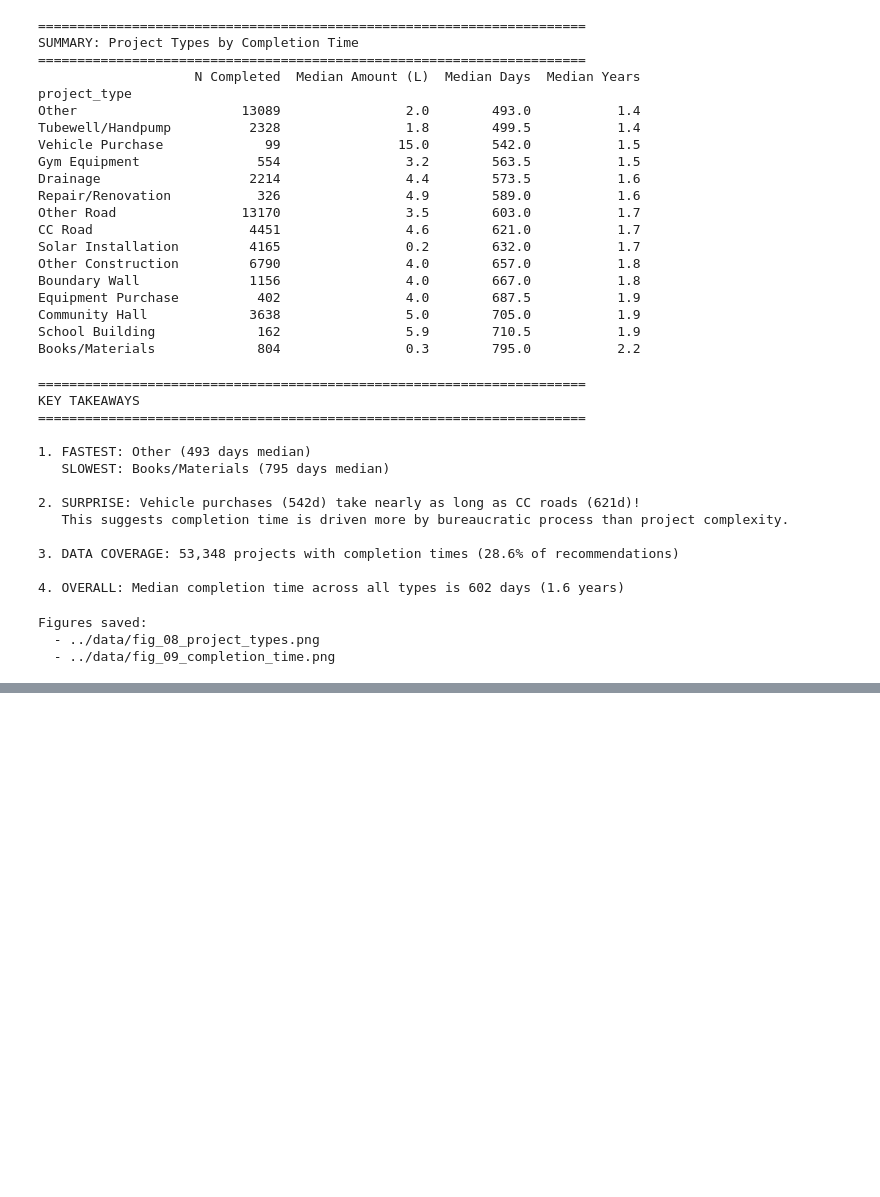
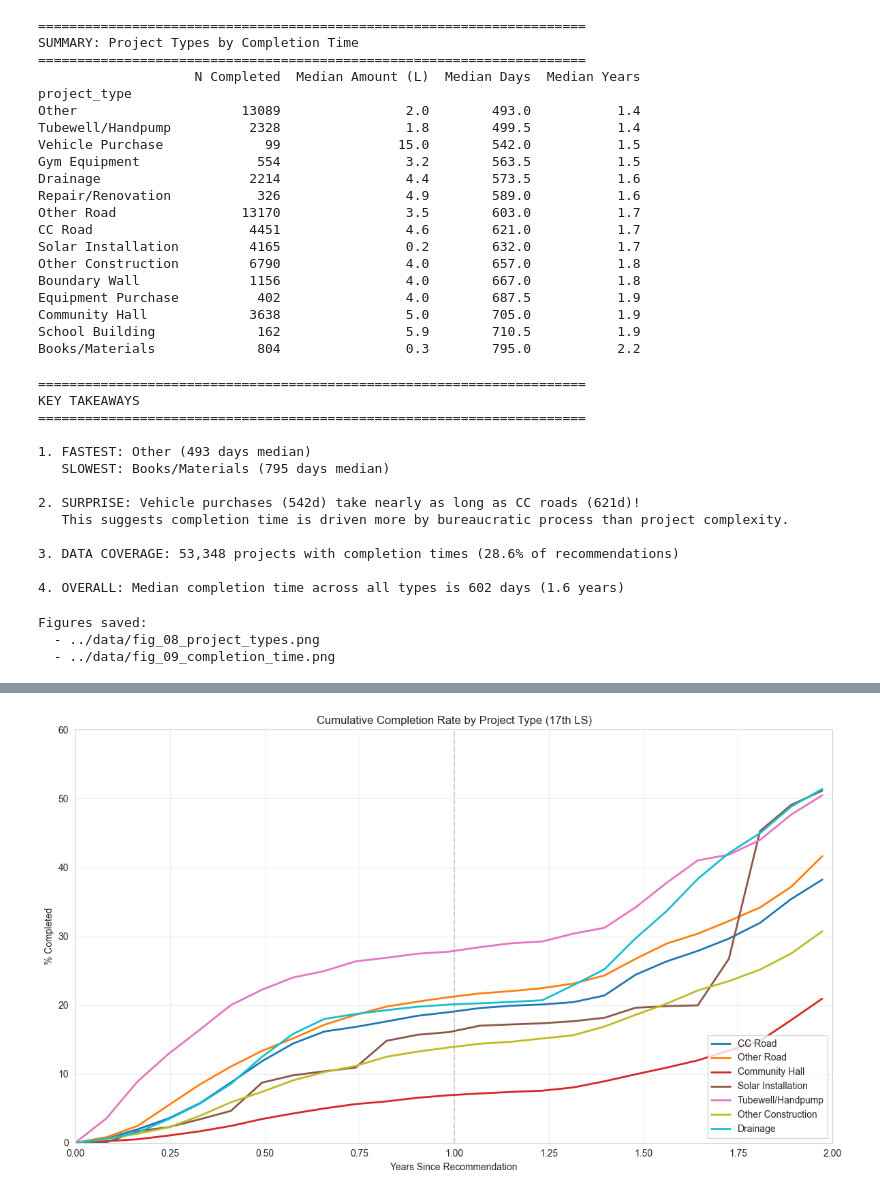
Before and after one commit to in-rolls/mplads, a Jupyter notebook: analysis/03_project_analysis.ipynb, the cells around one changed output, grey strips where cells are left out. Saved outputs shown, nothing was run; the diff lists cells and outputs as text; code cells hidden in the pictures; blank space fills up the shorter version.

Commit message:
survival

```diff
--- a/analysis/03_project_analysis.ipynb
+++ b/analysis/03_project_analysis.ipynb
@@ -543,0 +691,19 @@ Figures saved:
+# %%
+print("Completion rates by project type:")
+print("=" * 70)
+print(f"{'Type':<20} {'All Recs':>10} {'Completed':>10} {'Rate':>8}")
+print("-" * 70)
+
+all_type_counts = rec_df.groupby('project_type')['ACTIVITY_NAME'].nunique()
+completed_type_counts = merged['project_type'].value_counts()
+
+for ptype in all_type_counts.sort_values(ascending=False).index:
+    n_all = all_type_counts.get(ptype, 0)
+    n_comp = completed_type_counts.get(ptype, 0)
+    rate = n_comp / n_all * 100 if n_all > 0 else 0
+    print(f"{ptype:<20} {n_all:>10,} {n_comp:>10,} {rate:>7.1f}%")
+
+total_all = all_type_counts.sum()
+total_comp = completed_type_counts.sum()
+print("-" * 70)
+print(f"{'TOTAL':<20} {total_all:>10,} {total_comp:>10,} {total_comp/total_all*100:>7.1f}%")
@@ -543,0 +732,59 @@ Figures saved:
+# %%
+def calc_cumulative_completion(df, max_days=730, step=30):
+    """Calculate cumulative completion % over time for each project type."""
+    time_points = range(0, max_days + 1, step)
+    results = []
+
+    for ptype in df['project_type'].unique():
+        ptype_df = df[df['project_type'] == ptype]
+
+        for days in time_points:
+            eligible = ptype_df[ptype_df['days_available'] >= days]
+            if len(eligible) < 100:
+                continue
+
+            completed_by = (
+                eligible['completed'] &
+                (eligible['days_to_complete'] > 0) &
+                (eligible['days_to_complete'] <= days)
+            ).sum()
+
+            pct_completed = completed_by / len(eligible) * 100
+
+            results.append({
+                'project_type': ptype,
+                'days': days,
+                'pct_completed': pct_completed,
+                'n_eligible': len(eligible)
+            })
+
+    return pd.DataFrame(results)
+
+top_types_km = ['CC Road', 'Other Road', 'Community Hall', 'Solar Installation',
+                'Tubewell/Handpump', 'Other Construction', 'Drainage']
+km_df = survival_df[survival_df['project_type'].isin(top_types_km)]
+cumulative = calc_cumulative_completion(km_df)
+
+fig, ax = plt.subplots(figsize=(12, 7))
+
+colors_km = plt.cm.tab10(np.linspace(0, 1, len(top_types_km)))
+for i, ptype in enumerate(top_types_km):
+    ptype_data = cumulative[cumulative['project_type'] == ptype].sort_values('days')
+    if len(ptype_data) > 0:
+        ax.plot(ptype_data['days'] / 365, ptype_data['pct_completed'],
+                label=ptype, linewidth=2, color=colors_km[i])
+
+ax.set_xlabel('Years Since Recommendation')
+ax.set_ylabel('% Completed')
+ax.set_title('Cumulative Completion Rate by Project Type (17th LS)')
+ax.legend(loc='lower right')
+ax.set_xlim(0, 2)
+ax.set_ylim(0, 60)
+ax.axvline(x=1, color='gray', linestyle='--', alpha=0.3)
+ax.grid(True, alpha=0.3)
+
+plt.tight_layout()
+plt.savefig(DATA_DIR / 'fig_10_survival_completion.png', dpi=150)
+plt.show()
+# %% [output]
+[figure, added]
```
Also changed, not shown: parts of 12 cells of this notebook, 2 other files.
